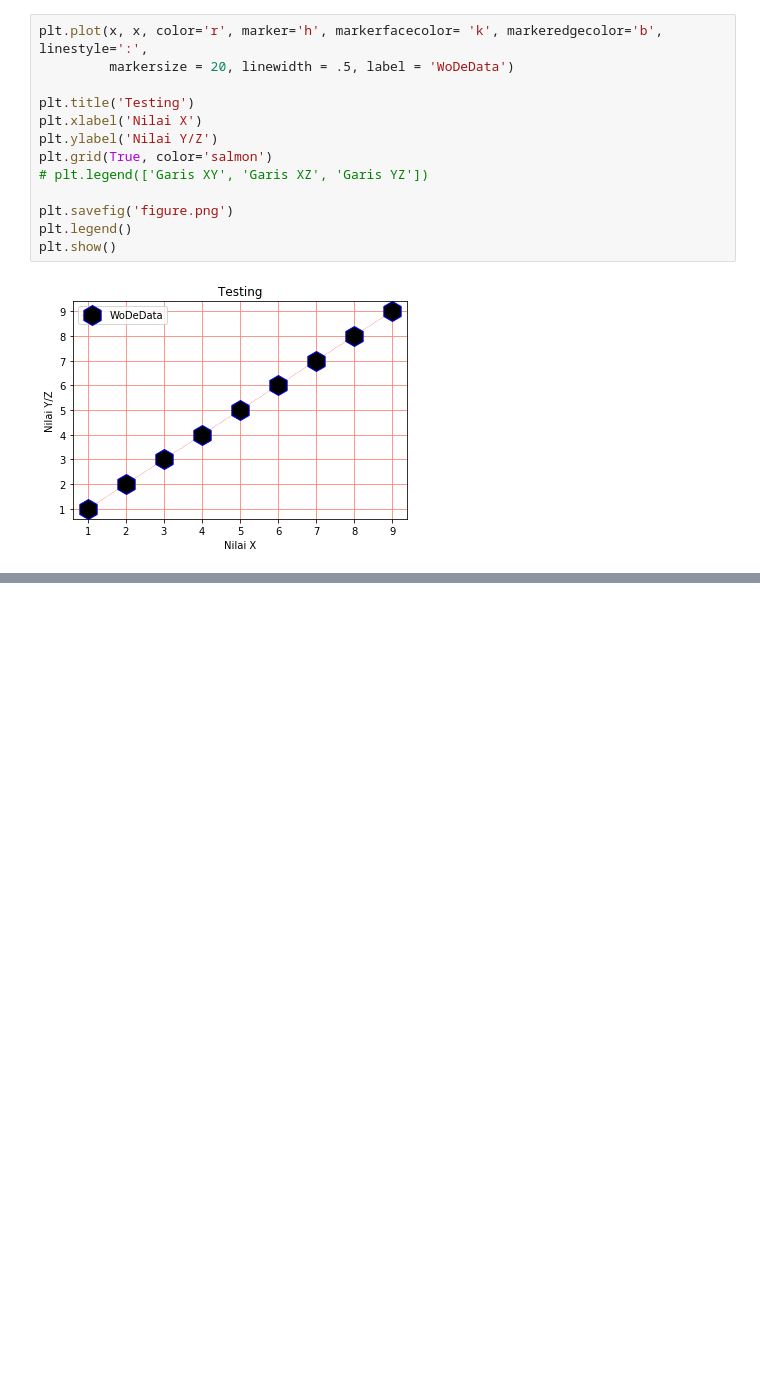
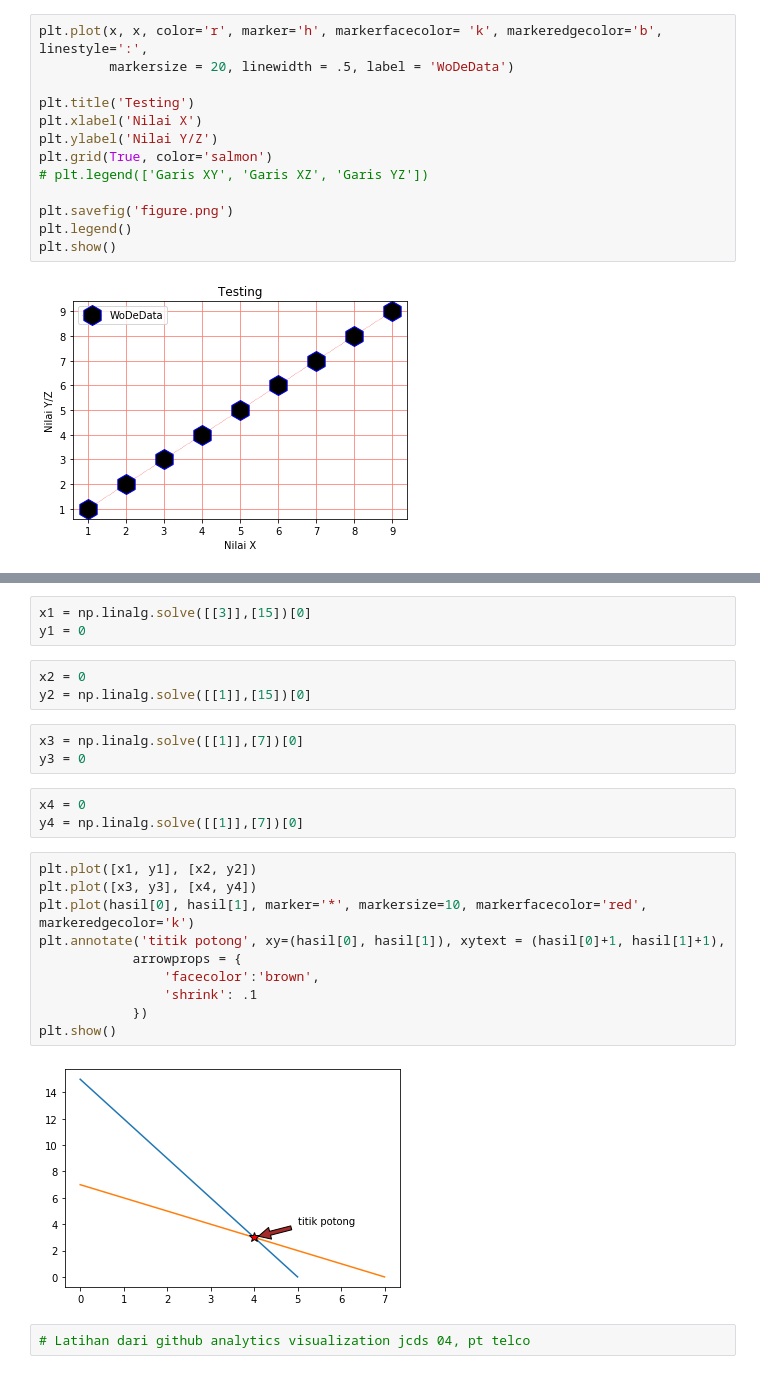
Before and after one commit to stvnc/Python-Project, a Jupyter notebook: Modul02/day17/matplotlib10Dec.ipynb, the cells around one changed output, grey strips where cells are left out. Drawn from its saved outputs; the diff is of its cells as text; blank space fills up the shorter version.

```diff
--- a/Modul02/day17/matplotlib10Dec.ipynb
+++ b/Modul02/day17/matplotlib10Dec.ipynb
@@ -82,0 +151,26 @@ plt.show()
+# %%
+x1 = np.linalg.solve([[3]],[15])[0]
+y1 = 0
+# %%
+x2 = 0
+y2 = np.linalg.solve([[1]],[15])[0]
+# %%
+x3 = np.linalg.solve([[1]],[7])[0]
+y3 = 0
+# %%
+x4 = 0
+y4 = np.linalg.solve([[1]],[7])[0]
+# %%
+plt.plot([x1, y1], [x2, y2])
+plt.plot([x3, y3], [x4, y4])
+plt.plot(hasil[0], hasil[1], marker='*', markersize=10, markerfacecolor='red', markeredgecolor='k')
+plt.annotate('titik potong', xy=(hasil[0], hasil[1]), xytext = (hasil[0]+1, hasil[1]+1),
+            arrowprops = {
+                'facecolor':'brown',
+                'shrink': .1
+            })
+plt.show()
+# %% [output]
+[figure, added]
+# %%
+# Latihan dari github analytics visualization jcds 04, pt telco
```
Also changed, not shown: parts of 7 cells of this notebook.
